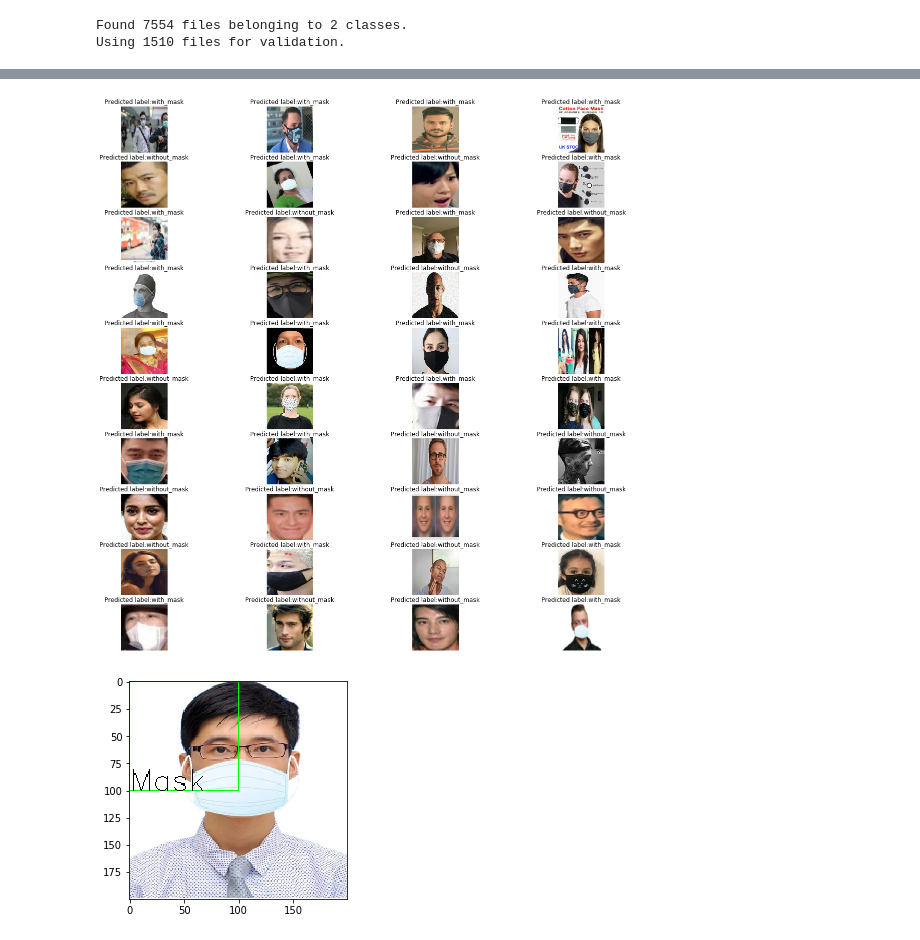
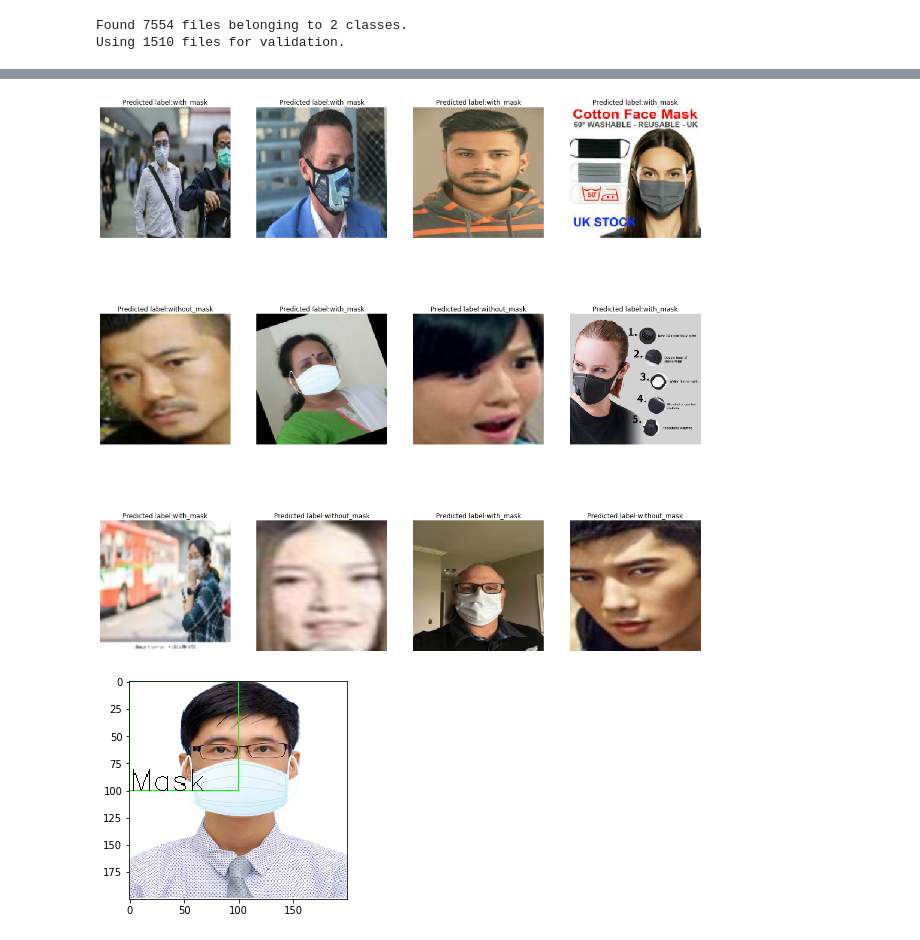
Before and after one commit to IssacChew/Face_Mask_Detector, a Jupyter notebook: Face Mask Detector.ipynb, the cells around one changed output, grey strips where cells are left out. Saved outputs shown, nothing was run; the diff lists cells and outputs as text; code cells hidden in the pictures.

```diff
--- a/Face Mask Detector.ipynb
+++ b/Face Mask Detector.ipynb
@@ -137,19 +165,20 @@ plt.legend()
 # %%
+##Prediction of data
 plt.figure(figsize=(20, 20))
 for images, labels in testing_ds.take(1):
     predictions = MyCnn.predict(images)
     predlabel = []
 
     for mem in predictions:
         predlabel.append(class_names[np.argmax(mem)])
 
-    for i in range(40):
-        ax = plt.subplot(10, 4, i + 1)
+    for i in range(12):
+        ax = plt.subplot(3, 4, i + 1)
         plt.imshow(images[i].numpy().astype("uint8"))
         plt.title('Predicted label:'+ predlabel[i])
         plt.axis('off')
         plt.grid(True)
 # %% [output]
-[figure, old version]
+[figure, new version]
 # %%
 def LoadAndDetectObject(path, boxSize = 100, lim = 200):
```
Also changed, not shown: parts of 13 cells of this notebook.
